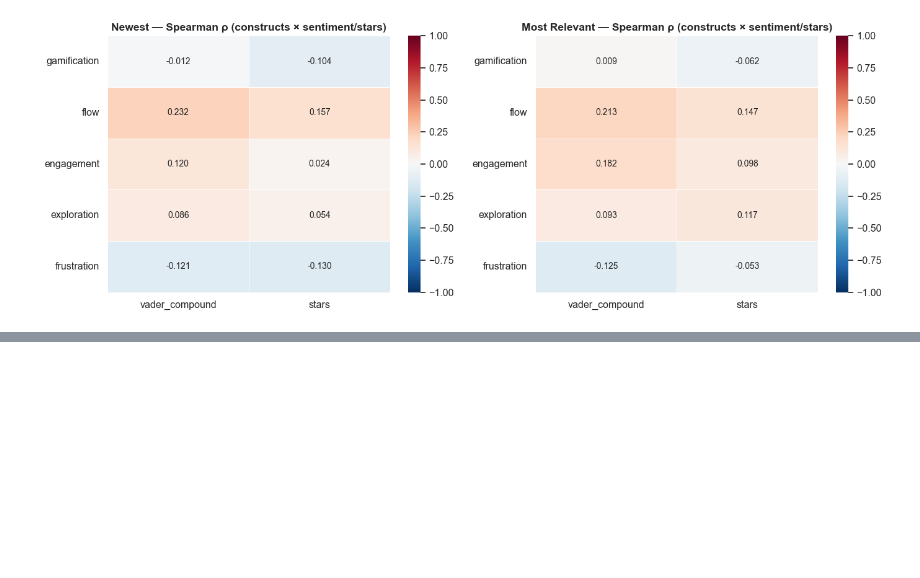
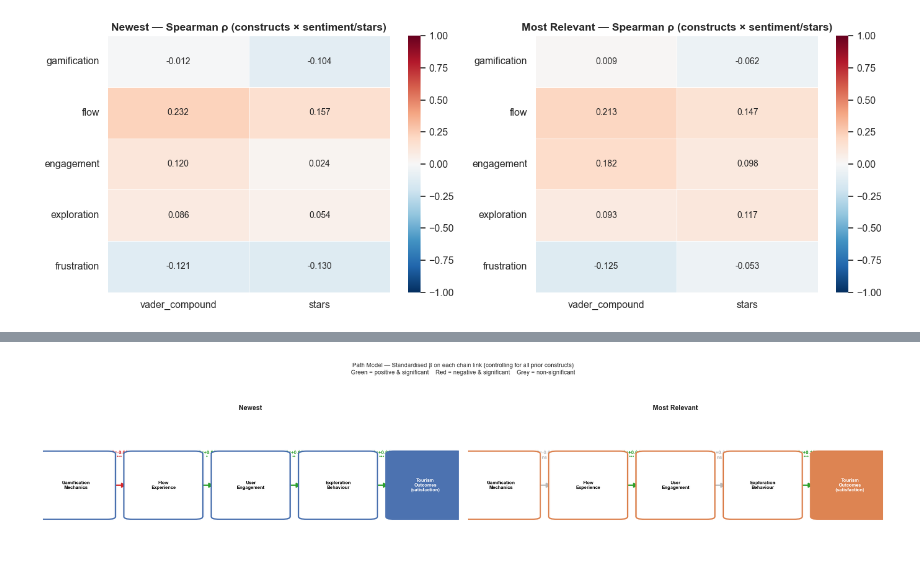
Before and after one commit to hawk-s/tourism_marketing_data, a Jupyter notebook: analysis/analysis.ipynb, the cells around one changed output, grey strips where cells are left out. Drawn from its saved outputs; the diff is of its cells as text; code cells hidden in the pictures; blank space fills up the shorter version.

```diff
--- a/analysis/analysis.ipynb
+++ b/analysis/analysis.ipynb
@@ -1239,0 +1321,87 @@ plt.show()
+# %%
+import statsmodels.formula.api as smf
+from sklearn.preprocessing import StandardScaler
+from matplotlib.patches import FancyBboxPatch
+
+CHAIN_LABELS_DIAG = [
+    "Gamification\nMechanics",
+    "Flow\nExperience",
+    "User\nEngagement",
+    "Exploration\nBehaviour",
+    "Tourism\nOutcomes\n(satisfaction)",
+]
+
+all_paths = {}   # store (beta, pval) per dataset per link for the summary table
+
+fig, axes = plt.subplots(1, 2, figsize=(18, 4))
+
+for ax, (label, df_) in zip(axes, datasets):
+    work   = df_[CHAIN].dropna().copy()
+    z      = pd.DataFrame(StandardScaler().fit_transform(work), columns=CHAIN)
+    col_ds = PALETTE[label]
+    all_paths[label] = {}
+
+    N  = len(CHAIN)
+    xs = np.linspace(0.08, 0.92, N)
+    y  = 0.50
+    hw = 0.075   # node half-width
+    hh = 0.22    # node half-height
+
+    ax.set_xlim(0, 1); ax.set_ylim(0, 1); ax.axis("off")
+    ax.set_title(f"{label}", fontweight="bold", fontsize=10)
+
+    # --- arrows (drawn before nodes so nodes sit on top) ---
+    for i in range(N - 1):
+        preds = CHAIN[:i + 1]
+        m_ = smf.ols(f"{CHAIN[i+1]} ~ " + " + ".join(preds), data=z).fit()
+        beta = m_.params[CHAIN[i]]
+        pval = m_.pvalues[CHAIN[i]]
+        all_paths[label][(i, i + 1)] = (beta, pval)
+
+        arrow_col = ("#2ca02c" if (beta > 0 and pval < 0.05) else
+                     "#d62728" if (beta < 0 and pval < 0.05) else "#bbbbbb")
+        sig_str = ("***" if pval < 0.001 else "**" if pval < 0.01 else
+                   "*"   if pval < 0.05  else "ns")
+
+        ax.annotate("",
+            xy=(xs[i + 1] - hw - 0.01, y),
+            xytext=(xs[i] + hw + 0.01, y),
+            arrowprops=dict(arrowstyle="-|>", color=arrow_col, lw=2.0, mutation_scale=14))
+
+        mid = (xs[i] + xs[i + 1]) / 2
+        ax.text(mid, y + 0.18, f"β={beta:+.2f}\n{sig_str}",
+                ha="center", va="bottom", fontsize=7.5, color=arrow_col, fontweight="bold")
+
+    # --- nodes ---
+    for i, (x, lbl) in enumerate(zip(xs, CHAIN_LABELS_DIAG)):
+        fc = col_ds if i == N - 1 else "white"
+        tc = "white" if i == N - 1 else "black"
+        rect = FancyBboxPatch((x - hw, y - hh), 2 * hw, 2 * hh,
+                              boxstyle="round,pad=0.02",
+                              facecolor=fc, edgecolor=col_ds,
+                              linewidth=2, zorder=3)
+        ax.add_patch(rect)
+        ax.text(x, y, lbl, ha="center", va="center",
+                fontsize=7, fontweight="bold", zorder=4, color=tc)
+
+plt.suptitle(
+    "Path Model — Standardised β on each chain link (controlling for all prior constructs)\n"
+    "Green = positive & significant    Red = negative & significant    Grey = non-significant",
+    fontsize=9, y=1.06)
+plt.tight_layout()
+plt.savefig("path_diagram.png", dpi=150, bbox_inches="tight")
+plt.show()
+
+# --- Tabular summary ---
+print("\nPath coefficients — standardised β (controlling for prior constructs):\n")
+tbl_rows = []
+for i in range(len(CHAIN) - 1):
+    row = {"Path": f"{CHAIN_LABELS[i]} → {CHAIN_LABELS[i+1]}"}
+    for label, _ in datasets:
+        beta, pval = all_paths[label][(i, i + 1)]
+        sig = "***" if pval < 0.001 else "**" if pval < 0.01 else "*" if pval < 0.05 else "ns"
+        row[f"{label} β"] = f"{beta:+.3f} {sig}"
+    tbl_rows.append(row)
+display(pd.DataFrame(tbl_rows).set_index("Path"))
+# %% [output]
+[figure, added]
```
Also changed, not shown: parts of 6 cells of this notebook, 2 other files.
